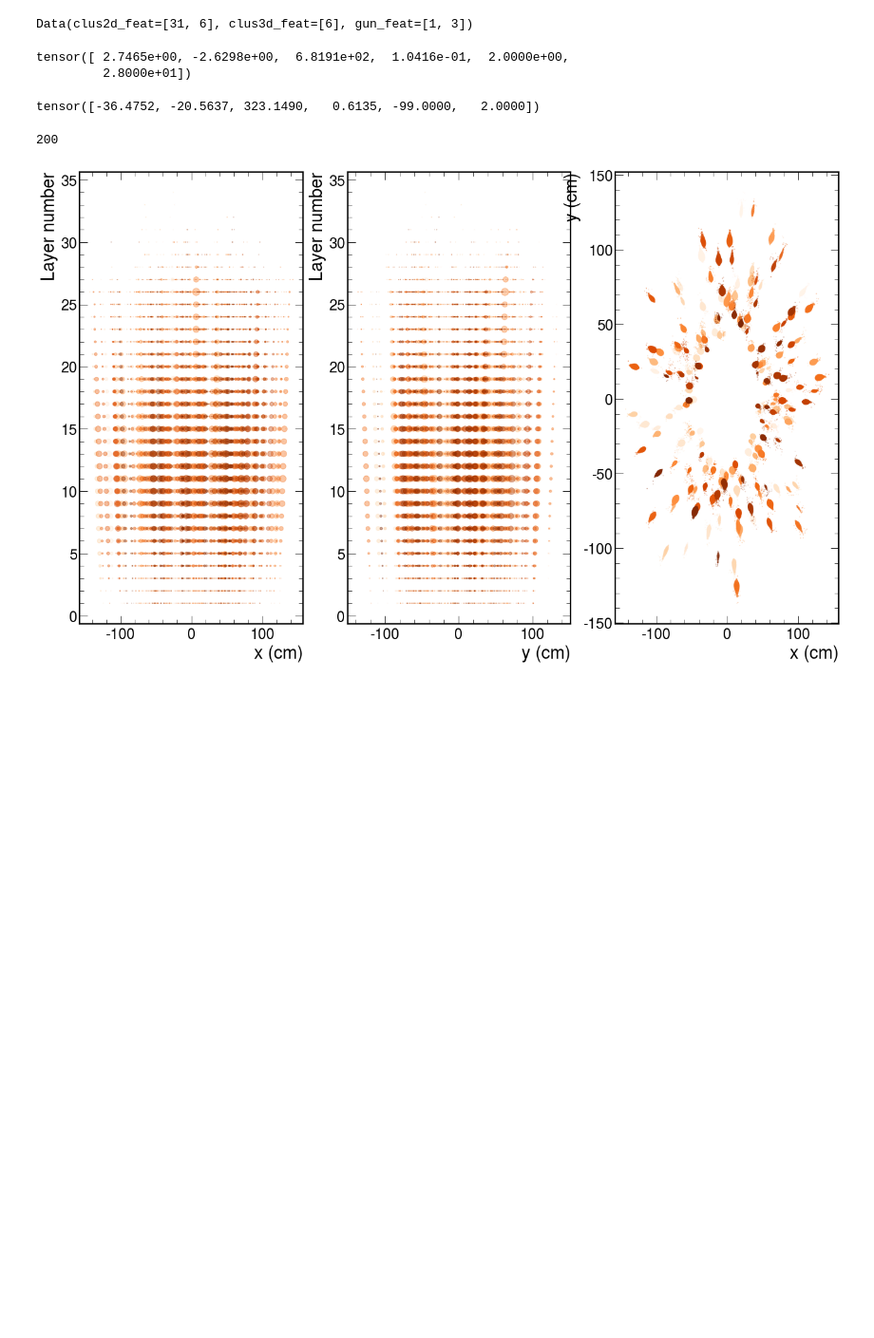
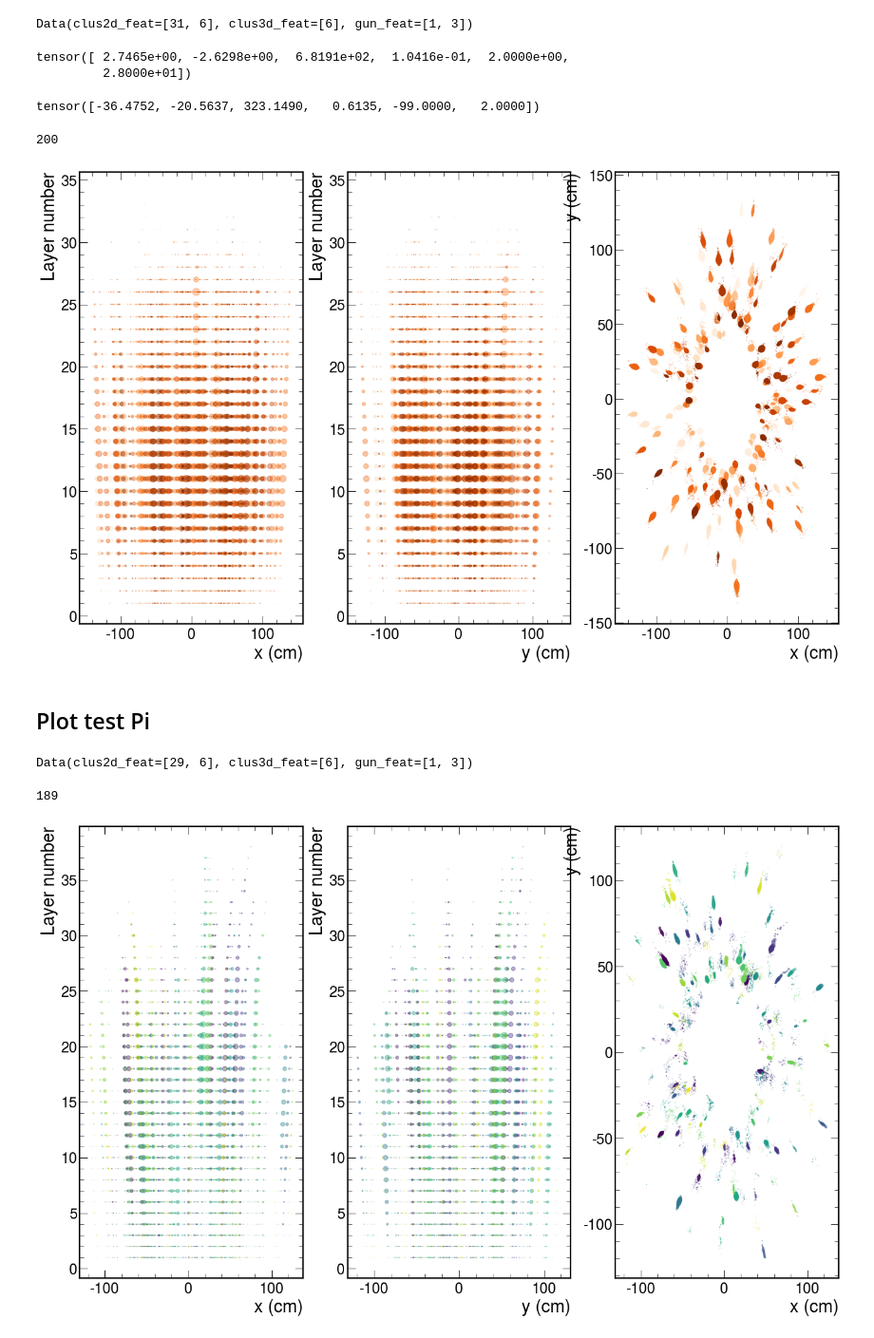
Before and after one commit to acappati/HGCalReco_scripts, a Jupyter notebook: Visualization_pho-pi_files.ipynb, the cells around one changed output. Shown at 95% size. Drawn from its saved outputs; the diff is of its cells as text; code cells hidden in the pictures; blank space fills up the shorter version.

Commit message:
add plots for pions, start trackster an

```diff
--- a/Visualization_pho-pi_files.ipynb
+++ b/Visualization_pho-pi_files.ipynb
@@ -64,7 +64,7 @@ len(loadfile_pho) # the photon file has 200 events
 # %% [output]
 200
 # %%
-#plt.style.use(hep.style.CMS)
+plt.style.use(hep.style.CMS)
 
 fig, axs = plt.subplots(1, 3, figsize=(20,12),dpi=80)
 
@@ -126,3 +126,76 @@ for ins in loadfile_pho:
 plt.show()
 # %% [output]
 [figure]
+# %% [markdown]
+## Plot test Pi
+# %%
+loadfile_pi[0]
+# %% [output]
+Data(clus2d_feat=[29, 6], clus3d_feat=[6], gun_feat=[1, 3])
+# %%
+len(loadfile_pi)
+# %% [output]
+189
+# %%
+plt.style.use(hep.style.CMS)
+
+fig, axs = plt.subplots(1, 3, figsize=(20,12),dpi=80)
+
+# --- fancy colors for the plot
+# get the color map
+colormap = plt.colormaps.get_cmap('viridis')
+# number of colors = number of events
+num_colors = len(loadfile_pi)
+# Create the color palette by sampling colors from the colormap
+color_palette = [colormap(i) for i in np.linspace(0, 1, num_colors)]
+#print(color_palette) # it returns (r,g,b,a), where a is in [0,1]
+
+
+## counter for color list
+i_colors = 0
+
+# loop over all the events
+for ins in loadfile_pi:
+
+    # sample = matrix of all the LayerClusters in the file (number of rows)
+    #          with their features (number of columns)
+    # LayerCluster features: clusX,clusY,clusZ,clusE,clusT,clusL
+    # there is one matrix of this kind for each event of the loadfile_pi
+    sample = ins.clus2d_feat
+    #print('AAA')
+    #print( sample )
+
+
+    # --- Layer number vs x scatter plot
+    # - sample[:,0] = takes the element 0 of every row, so the clusX
+    # - sample[:,5] = takes the element 5 of every row, so the Layer number
+    # - the s parameter set the size of the marker point
+    #   and in this case the size is set proportional to the LayerCluster energy (element 3 of every row)
+    # - the color is the same for all the 2D cluster in each event: every event has a different color
+    #   (if one wanted, one could give to color dimension of the plot meaning connected to the amount of energy
+    #   of each cluster, for e.g. To do this, one would need to add as options: c=sample[:,3], cmap=colormap)
+    axs[0].scatter(sample[:,0],sample[:,5],s=sample[:,3], color=color_palette[i_colors], alpha=0.4)
+    axs[0].set_xlabel('x (cm)')
+    axs[0].set_ylabel('Layer number')
+    # --- Layer number vs y scatter plot
+    axs[1].scatter(sample[:,1],sample[:,5],s=sample[:,3], color=color_palette[i_colors], alpha=0.4)
+    axs[1].set_xlabel('y (cm)')
+    axs[1].set_ylabel('Layer number')
+    # --- y vs x scatter plot
+    axs[2].scatter(sample[:,0],sample[:,1],s=sample[:,3], color=color_palette[i_colors], alpha=0.4)
+    axs[2].set_xlabel('x (cm)')
+    axs[2].set_ylabel('y (cm)')
+
+    #plt.show()
+
+    i_colors = i_colors +1 ## counter for color list
+
+
+    #hep.cms.label(llabel='Phase-II Simulation Preliminary',rlabel='')
+    #hep.cms.label(lumi=50)
+
+
+
+plt.show()
+# %% [output]
+[figure, added]
```
Also changed, not shown: parts of 2 cells of this notebook.
